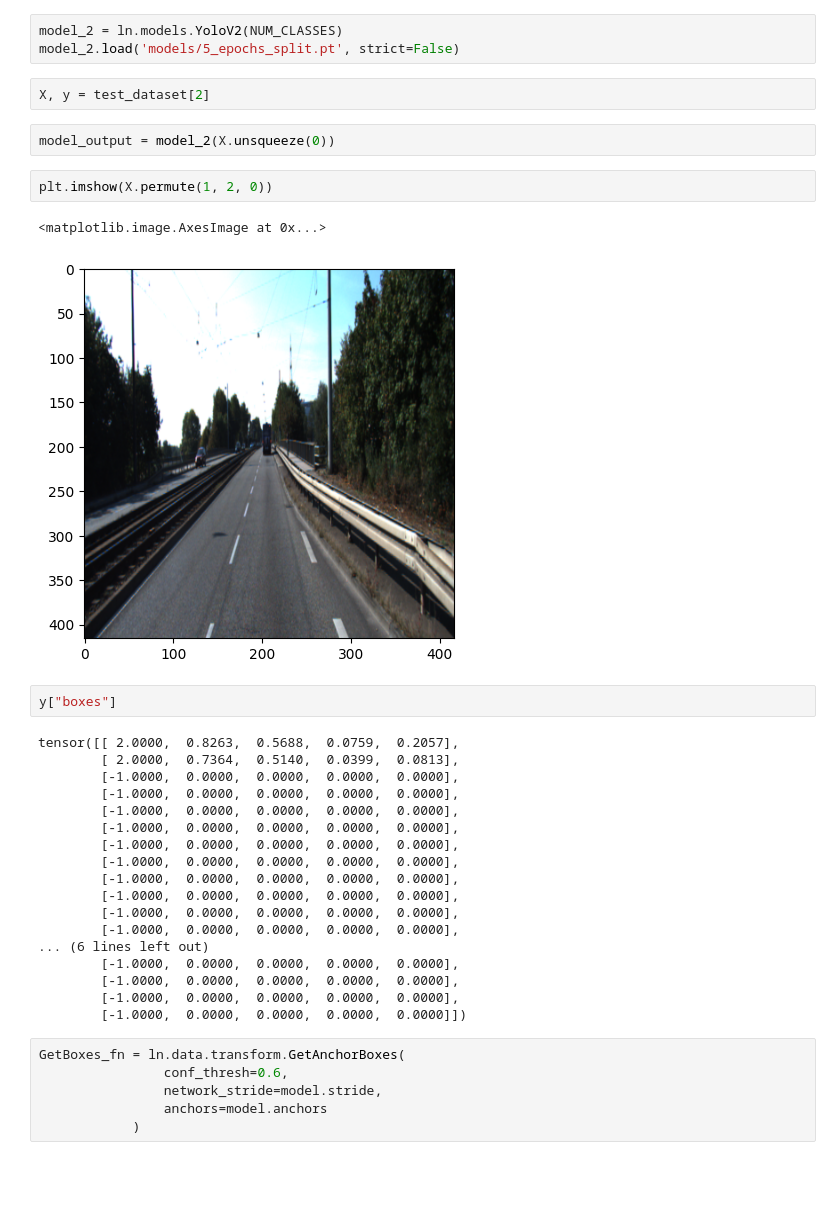
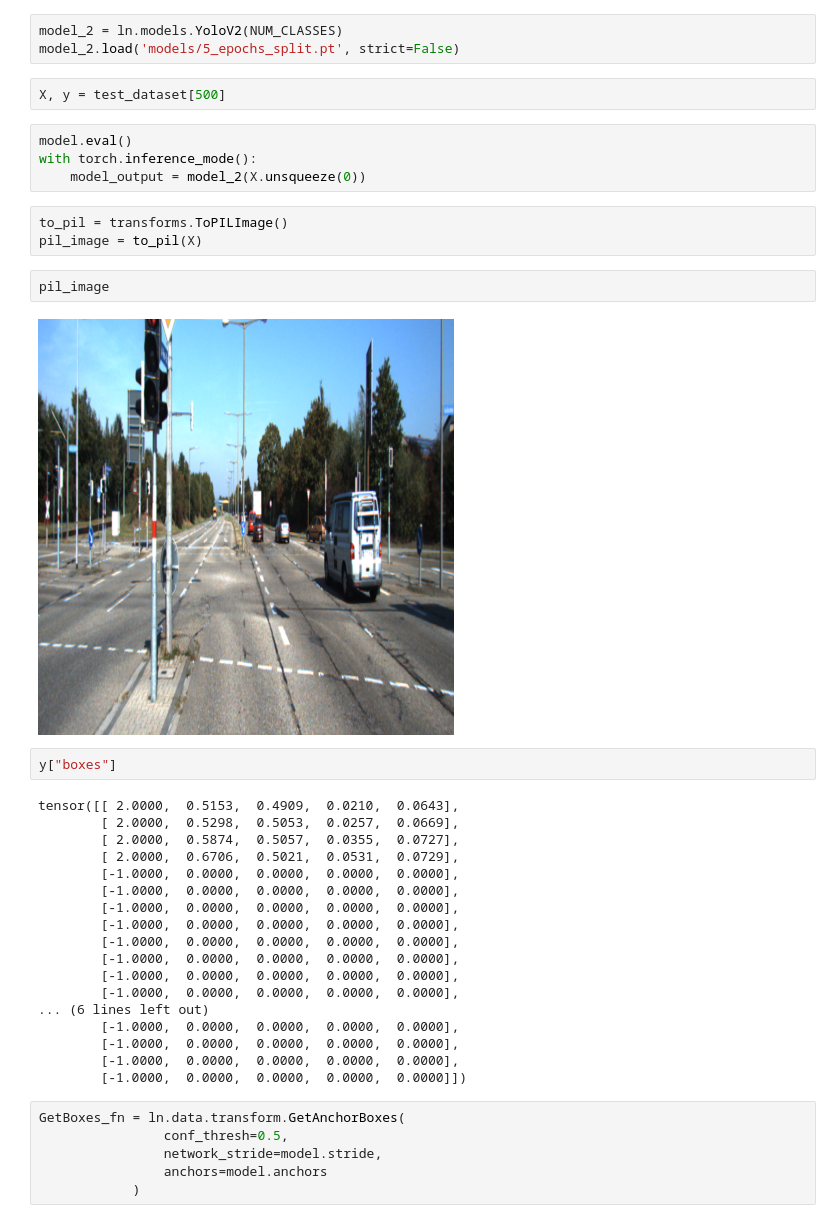
Before and after one commit to gkmocastro/rgbd-yolov2, a Jupyter notebook: test_nb.ipynb, the cells around one changed output. Cells and saved outputs as stored; diff of their text form; blank space fills up the shorter version.

```diff
--- a/test_nb.ipynb
+++ b/test_nb.ipynb
@@ -104,21 +67,25 @@ test_step(
 model_2 = ln.models.YoloV2(NUM_CLASSES)
 model_2.load('models/5_epochs_split.pt', strict=False)
 # %%
-X, y = test_dataset[2]
+X, y = test_dataset[500]
 # %%
-model_output = model_2(X.unsqueeze(0))
+model.eval()
+with torch.inference_mode():
+    model_output = model_2(X.unsqueeze(0))
-# %%
-plt.imshow(X.permute(1, 2, 0))
-# %% [output]
-<matplotlib.image.AxesImage at 0x...>
-[figure, removed]
+# %%
+to_pil = transforms.ToPILImage()
+pil_image = to_pil(X)
+# %%
+pil_image
+# %% [output]
+[figure, added]
 # %%
 y["boxes"]
 # %% [output]
-tensor([[ 2.0000,  0.8263,  0.5688,  0.0759,  0.2057],
-        [ 2.0000,  0.7364,  0.5140,  0.0399,  0.0813],
-        [-1.0000,  0.0000,  0.0000,  0.0000,  0.0000],
-        [-1.0000,  0.0000,  0.0000,  0.0000,  0.0000],
+tensor([[ 2.0000,  0.5153,  0.4909,  0.0210,  0.0643],
+        [ 2.0000,  0.5298,  0.5053,  0.0257,  0.0669],
+        [ 2.0000,  0.5874,  0.5057,  0.0355,  0.0727],
+        [ 2.0000,  0.6706,  0.5021,  0.0531,  0.0729],
         [-1.0000,  0.0000,  0.0000,  0.0000,  0.0000],
         [-1.0000,  0.0000,  0.0000,  0.0000,  0.0000],
         [-1.0000,  0.0000,  0.0000,  0.0000,  0.0000],
@@ -134,7 +101,7 @@ tensor([[ 2.0000,  0.8263,  0.5688,  0.0759,  0.2057],
         [-1.0000,  0.0000,  0.0000,  0.0000,  0.0000]])
 # %%
 GetBoxes_fn = ln.data.transform.GetAnchorBoxes(
-                conf_thresh=0.6,
+                conf_thresh=0.5,
                 network_stride=model.stride,
                 anchors=model.anchors
             )
```
Also changed, not shown: parts of 14 cells of this notebook, 1 other file.
